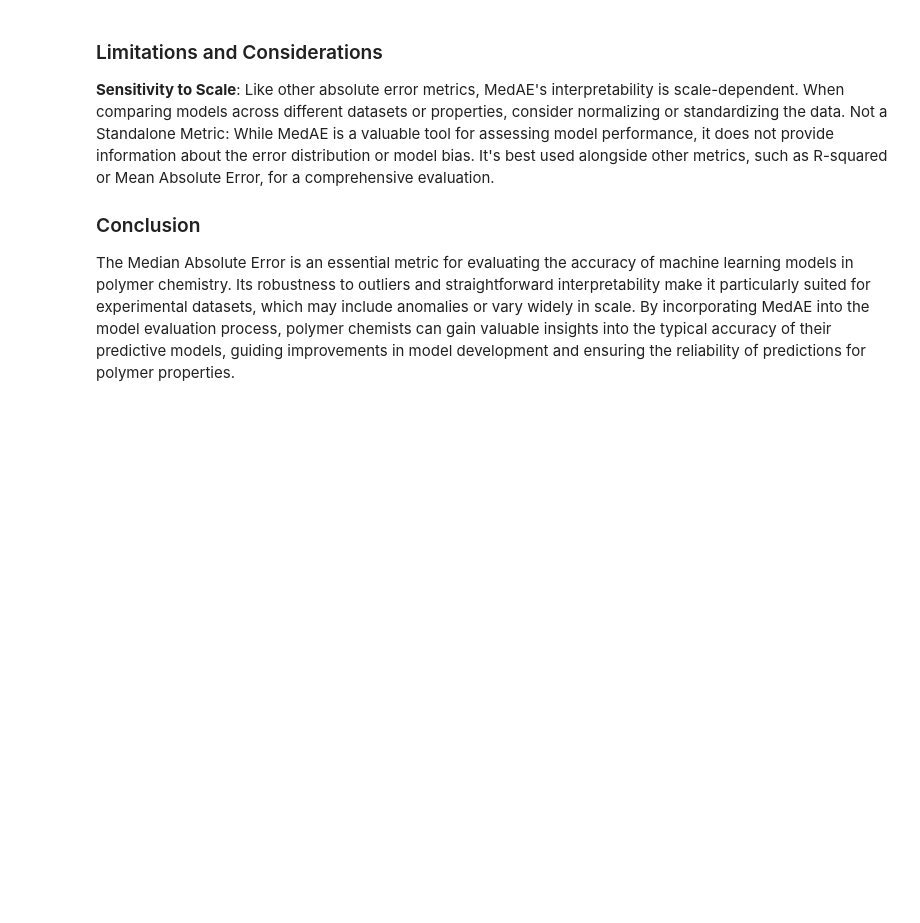
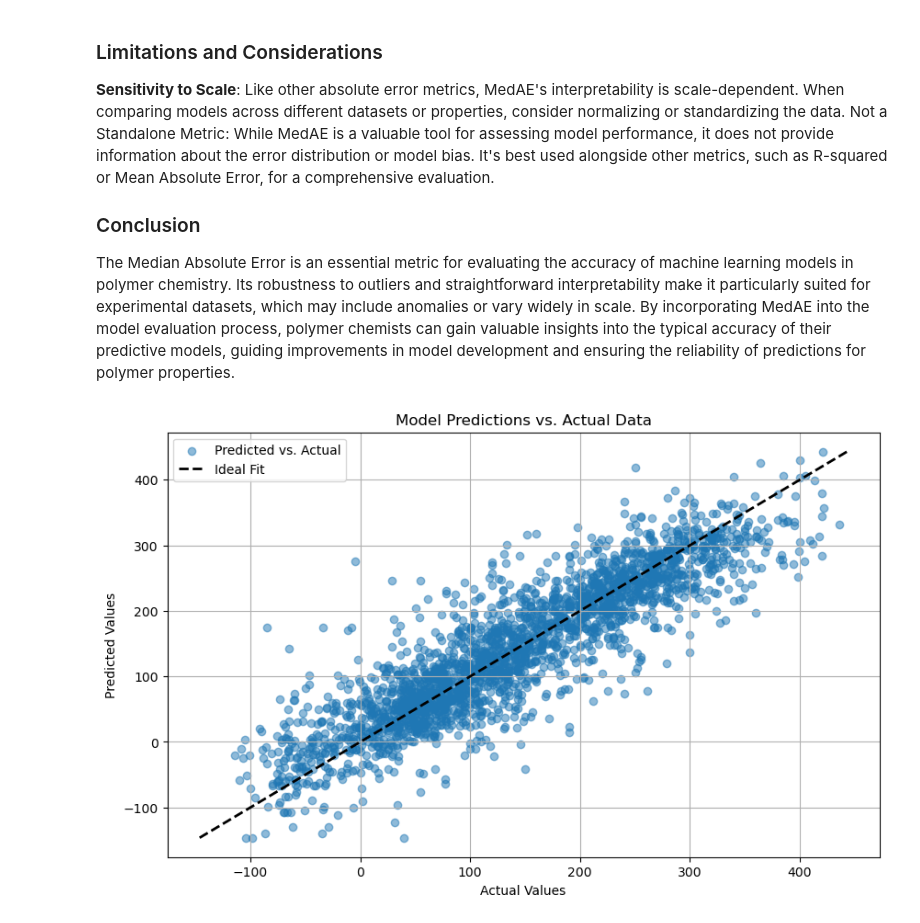
Before and after one commit to chriswilson2020/ML-For-PolymerChemistry, a Jupyter notebook: Polymer_ML.ipynb, the cells around one changed output. Saved outputs shown, nothing was run; the diff lists cells and outputs as text; code cells hidden in the pictures; blank space fills up the shorter version.

Commit message:
Update Polymer_ML.ipynb
Visualisations (some will go)

```diff
--- a/Polymer_ML.ipynb
+++ b/Polymer_ML.ipynb
@@ -406,3 +406,28 @@ Not a Standalone Metric: While MedAE is a valuable tool for assessing model perf
 ### Conclusion
 
 The Median Absolute Error is an essential metric for evaluating the accuracy of machine learning models in polymer chemistry. Its robustness to outliers and straightforward interpretability make it particularly suited for experimental datasets, which may include anomalies or vary widely in scale. By incorporating MedAE into the model evaluation process, polymer chemists can gain valuable insights into the typical accuracy of their predictive models, guiding improvements in model development and ensuring the reliability of predictions for polymer properties.
+# %%
+import matplotlib.pyplot as plt
+import numpy as np
+# Plotting the actual vs. predicted values
+plt.figure(figsize=(10, 6))  # Set the figure size for better readability
+
+# Scatter plot for actual vs. predicted values
+plt.scatter(y_test, y_pred, alpha=0.5, label='Predicted vs. Actual')
+
+# Ideal line for perfect predictions
+max_val = max(max(y_test), max(y_pred))  # Find the maximum value for setting plot limits
+min_val = min(min(y_test), min(y_pred))  # Find the minimum value for setting plot limits
+plt.plot([min_val, max_val], [min_val, max_val], 'k--', lw=2, label='Ideal Fit')
+
+# Customization and labels
+plt.xlabel('Actual Values')
+plt.ylabel('Predicted Values')
+plt.title('Model Predictions vs. Actual Data')
+plt.legend()
+plt.grid(True)
+
+# Show plot
+plt.show()
+# %% [output]
+[figure, added]
```
Also changed, not shown: parts of 5 cells of this notebook.
